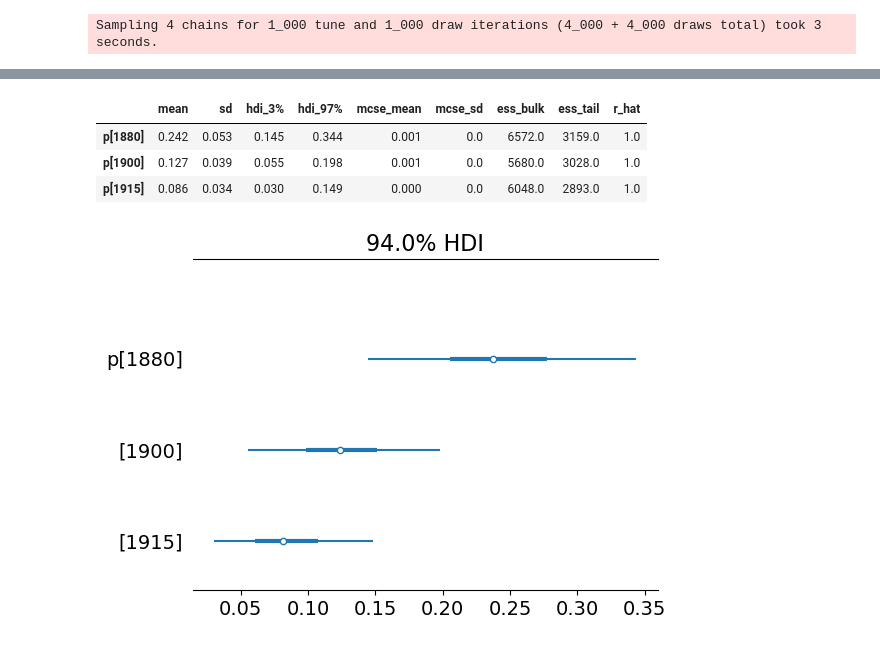
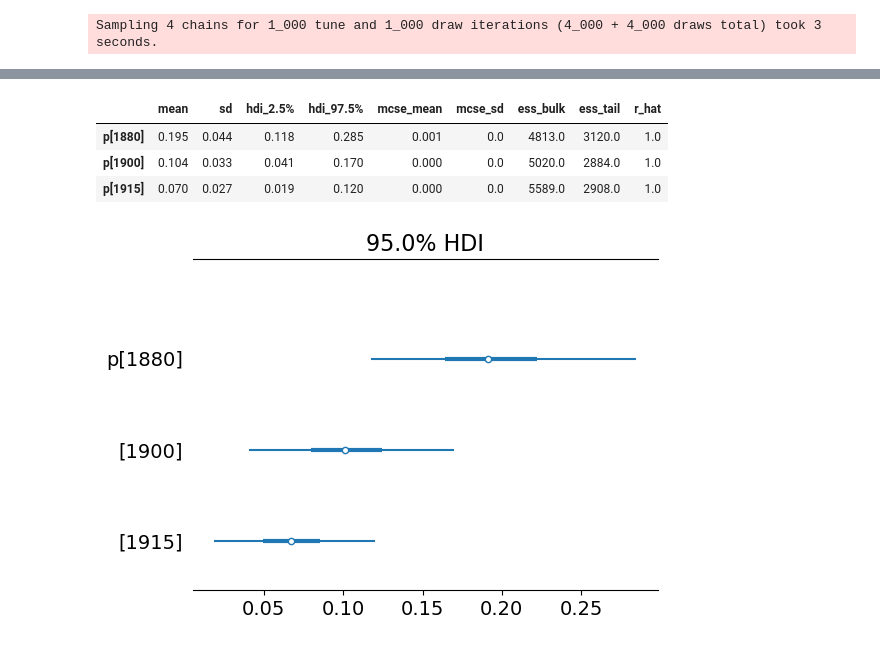
Before and after one commit to AnttiHaerkoenen/spatial_segregation, a Jupyter notebook: notebooks/segregation_change_1880-1915.ipynb, the cells around one changed output, grey strips where cells are left out. Saved outputs shown, nothing was run; the diff lists cells and outputs as text; code cells hidden in the pictures.

Commit message:
intermarriage

```diff
--- a/notebooks/segregation_change_1880-1915.ipynb
+++ b/notebooks/segregation_change_1880-1915.ipynb
@@ -858,9 +859,9 @@ intermarriages = marriage_data.loc[marriage_data.area == 'Valli']
 # %%
 coords = {'year': [1880, 1900, 1915]}
 with pm.Model(coords=coords) as marriage_model:
-    married = pm.ConstantData('married', intermarriages.ingroup_marriages + intermarriages.outgroup_marriages, dims='year')
-    p = pm.Beta('p', 2, 2, dims='year')
-    mixed = pm.Binomial('mixed', n=married, p=p, observed=intermarriages.outgroup_marriages, dims='year')
+    married = pm.ConstantData('n', intermarriages.ingroup_marriages + intermarriages.outgroup_marriages, dims='year')
+    p = pm.Beta('p', 2, 18, dims='year')
+    mixed = pm.Binomial('M', n=married, p=p, observed=intermarriages.outgroup_marriages, dims='year')
     idata = pm.sample(1000, tune=1000, chains=4)
 # %% [output]
 Auto-assigning NUTS sampler...
@@ -874,14 +875,14 @@ pm.model_to_graphviz(marriage_model)
 # %% [output]
 [drawing not drawn]
 # %%
-az.summary(idata)
+az.summary(idata, hdi_prob=0.95)
 # %% [output]
-|  | mean | sd | hdi_3% | hdi_97% | mcse_mean | mcse_sd | ess_bulk | ess_tail | r_hat |
-| p[1880] | 0.242 | 0.053 | 0.145 | 0.344 | 0.001 | 0.0 | 6572.0 | 3159.0 | 1.0 |
-| p[1900] | 0.127 | 0.039 | 0.055 | 0.198 | 0.001 | 0.0 | 5680.0 | 3028.0 | 1.0 |
-| p[1915] | 0.086 | 0.034 | 0.030 | 0.149 | 0.000 | 0.0 | 6048.0 | 2893.0 | 1.0 |
+|  | mean | sd | hdi_2.5% | hdi_97.5% | mcse_mean | mcse_sd | ess_bulk | ess_tail | r_hat |
+| p[1880] | 0.195 | 0.044 | 0.118 | 0.285 | 0.001 | 0.0 | 4813.0 | 3120.0 | 1.0 |
+| p[1900] | 0.104 | 0.033 | 0.041 | 0.170 | 0.000 | 0.0 | 5020.0 | 2884.0 | 1.0 |
+| p[1915] | 0.070 | 0.027 | 0.019 | 0.120 | 0.000 | 0.0 | 5589.0 | 2908.0 | 1.0 |
 # %%
-az.plot_forest(idata, combined=True)
+az.plot_forest(idata, combined=True, hdi_prob=0.95)
 plt.show()
 # %% [output]
-[figure, old version]
+[figure, new version]
```
Also changed, not shown: parts of 16 cells of this notebook, 4 other files.
